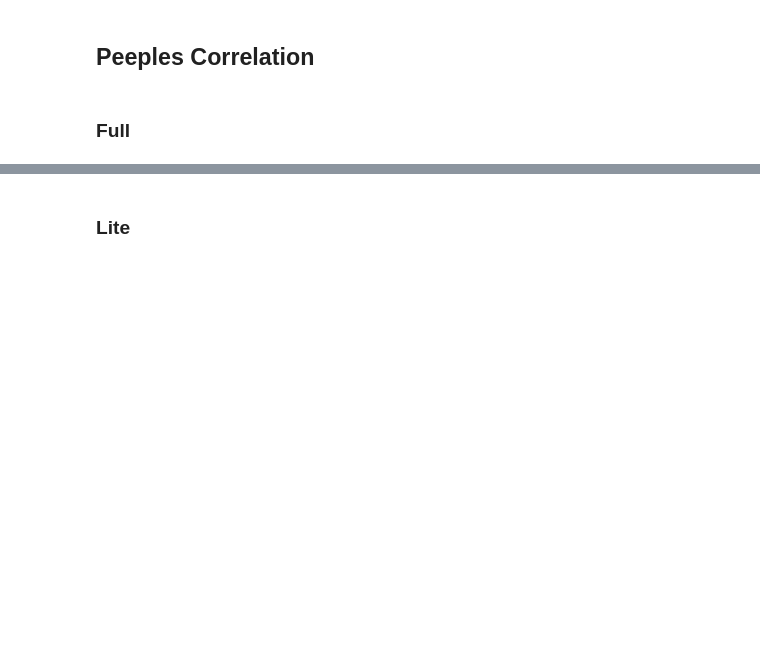
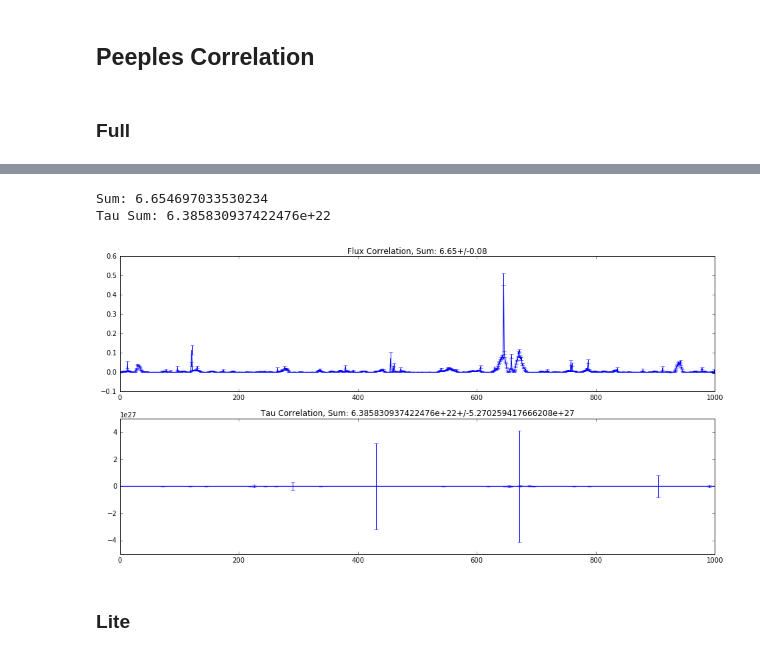
Before and after one commit to MISTY-pipeline/spectacle, a Jupyter notebook: notebooks/Correlation Metric Analysis.ipynb, the cells around one changed output, grey strips where cells are left out. Drawn from its saved outputs; the diff is of its cells as text; code cells hidden in the pictures; blank space fills up the shorter version.

```diff
--- a/notebooks/Correlation Metric Analysis.ipynb
+++ b/notebooks/Correlation Metric Analysis.ipynb
@@ -46,0 +44,17 @@ Sum: 5.692+/-0.028
+# %%
+vals, uncerts = correlate(spectrum1, spectrum2)
+tvals, tuncerts = correlate(spectrum1, spectrum2, use_tau=True)
+
+flux_sum = unp.uarray(vals, uncerts).sum()
+tau_sum = unp.uarray(tvals, tuncerts).sum()
+
+print("Sum: {}".format(flux_sum.nominal_value, flux_sum.std_dev))
+print("Tau Sum: {}".format(tau_sum.nominal_value, tau_sum.std_dev))
+
+f, (ax1, ax2) = plt.subplots(2, 1)
+ax1.errorbar(range(len(vals)), vals, yerr=uncerts)
+ax1.set_title("Flux Correlation, Sum: {}".format(unp.uarray(vals, uncerts).sum()))
+ax2.errorbar(range(len(tvals)), tvals, yerr=tuncerts)
+ax2.set_title("Tau Correlation, Sum: {}+/-{}".format(tau_sum.nominal_value, tau_sum.std_dev))
+plt.show()
+# %% [output]
@@ -47,3 +63,6 @@ Sum: 5.692+/-0.028
+Sum: 6.654697033530234
+Tau Sum: 6.385830937422476e+22
+[figure, added]
 # %% [markdown]
 ### Lite
 # %%
```
Also changed, not shown: parts of 15 cells of this notebook, 5 other files.
